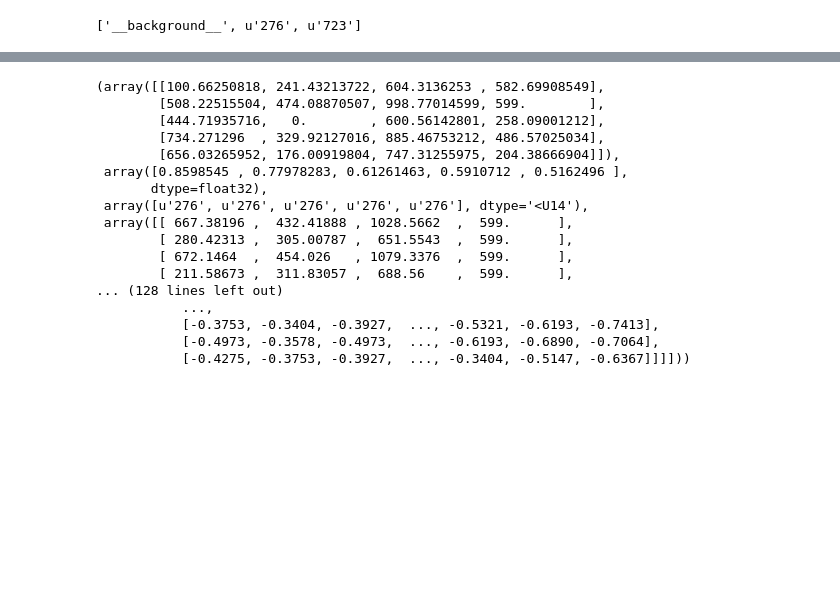
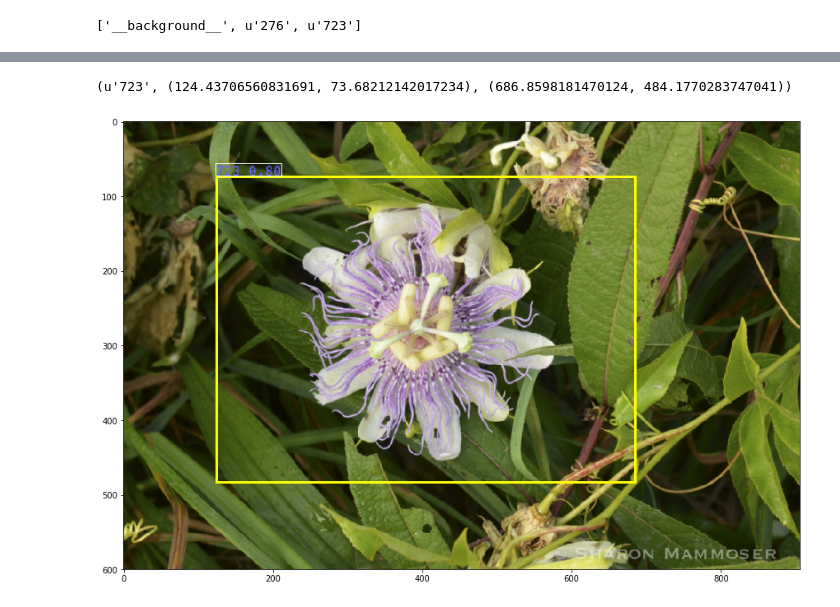
Before and after one commit to anhlt/faster_rcnn, a Jupyter notebook: VOC.ipynb, the cells around one changed output, grey strips where cells are left out. Saved outputs shown, nothing was run; the diff lists cells and outputs as text; code cells hidden in the pictures; blank space fills up the shorter version.

```diff
--- a/VOC.ipynb
+++ b/VOC.ipynb
@@ -64,18 +63,0 @@ imshow(blobs[0]['tensor'][0], gt_boxes)
-# %%
-max_height = np.max([blob['tensor'].shape[2] for blob in blobs])
-max_width = np.max([blob['tensor'].shape[3] for blob in blobs])
-batch_tensor = torch.Tensor(batch_size, 3, max_height, max_width).fill_(0.)
-total_boxes = 0
-batch_boxes = np.empty((0, 5))
-batch_boxes_index = np.empty((0,), dtype=np.int)
-im_info = np.array([[batch_tensor.shape[2], batch_tensor.shape[3]]])
-for i, blob in enumerate(blobs):
-    shape = blob['tensor'].shape
-    batch_tensor[i,:, :shape[2], :shape[3] ] = blob['tensor']
-    total_boxes = blob['boxes'].shape[0]
-    gt_classes =  blob['gt_classes']
-    gt_boxes = np.hstack([blob['boxes'] , gt_classes[:, np.newaxis]])
-    batch_boxes = np.vstack((batch_boxes, gt_boxes))
-    a =  np.zeros((total_boxes , ), dtype=np.int)
-    a.fill(i)
-    batch_boxes_index = np.concatenate((batch_boxes_index, a), axis=0)
@@ -203,3 +202,0 @@ step 760,  loss: 1.4083
-# %%
-weights = torch.load('./faster_model_at_step_1290.pkl')
-net.load_state_dict(weights)
@@ -211,23 +203,5 @@ train(t, t2, optimizer=optimizer,lr_scheduler=exp_lr_scheduler, model=net, epoch
-# %%
-net.detect("./test_im/harry-meghan-15.jpg")
-# %% [output]
-(array([[100.66250818, 241.43213722, 604.3136253 , 582.69908549],
-        [508.22515504, 474.08870507, 998.77014599, 599.        ],
-        [444.71935716,   0.        , 600.56142801, 258.09001212],
-        [734.271296  , 329.92127016, 885.46753212, 486.57025034],
-        [656.03265952, 176.00919804, 747.31255975, 204.38666904]]),
- array([0.8598545 , 0.77978283, 0.61261463, 0.5910712 , 0.5162496 ],
-       dtype=float32),
- array([u'276', u'276', u'276', u'276', u'276'], dtype='<U14'),
- array([[ 667.38196 ,  432.41888 , 1028.5662  ,  599.      ],
-        [ 280.42313 ,  305.00787 ,  651.5543  ,  599.      ],
-        [ 672.1464  ,  454.026   , 1079.3376  ,  599.      ],
-        [ 211.58673 ,  311.83057 ,  688.56    ,  599.      ],
-... (128 lines left out)
-           ...,
-           [-0.3753, -0.3404, -0.3927,  ..., -0.5321, -0.6193, -0.7413],
-           [-0.4973, -0.3578, -0.4973,  ..., -0.6193, -0.6890, -0.7064],
-           [-0.4275, -0.3753, -0.3927,  ..., -0.3404, -0.5147, -0.6367]]]]))
+# %%
+net.load_state_dict(torch.load('faster_model_at_step_500.pkl'))
 # %%
 def result_show(inp, predicted_boxes=[], classes=[], scores=[]):
     font = ImageFont.truetype(font ='./font/FiraMono-Medium.otf', size=np.floor(3e-2 * 600 + 0.5).astype('int32'))
@@ -264,8 +238,12 @@ def result_show(inp, predicted_boxes=[], classes=[], scores=[]):
             text_origin = np.array([left, top + 1])
         draw.rectangle(
                 [tuple(text_origin), tuple(text_origin + label_size)])
-        draw.text(text_origin, label, fill=(255, 255, 0), font=font)
+        draw.text(text_origin, label, fill=(100, 100, 255), font=font)
     del draw
     ax.imshow(image)
 # %%
-pred_boxes, scores, classes, rois, blob = net.detect('./test_im/1499006947009_thum_1499006946448_thum_photo.jpg', thr=0.9)
+pred_boxes, scores, classes, rois, blob = net.detect('./test_im/test5.jpg', thr=0.8)
+result_show(blob[0], pred_boxes,classes, scores)
+# %% [output]
+(u'723', (124.43706560831691, 73.68212142017234), (686.8598181470124, 484.1770283747041))
+[figure, added]
```
Also changed, not shown: parts of 12 cells of this notebook, 1 other file.
